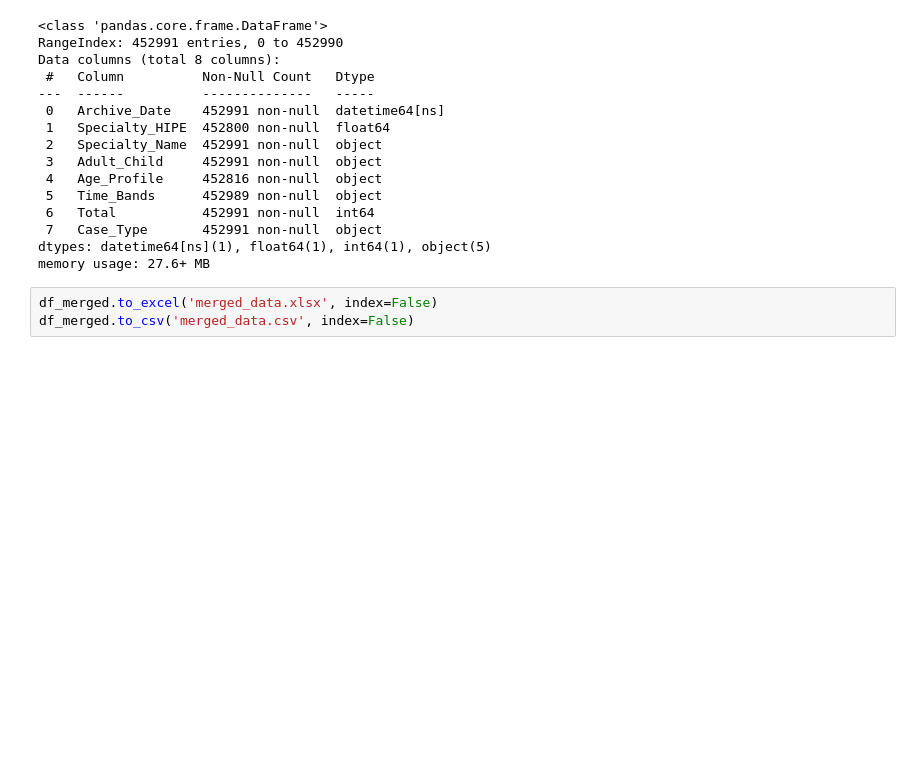
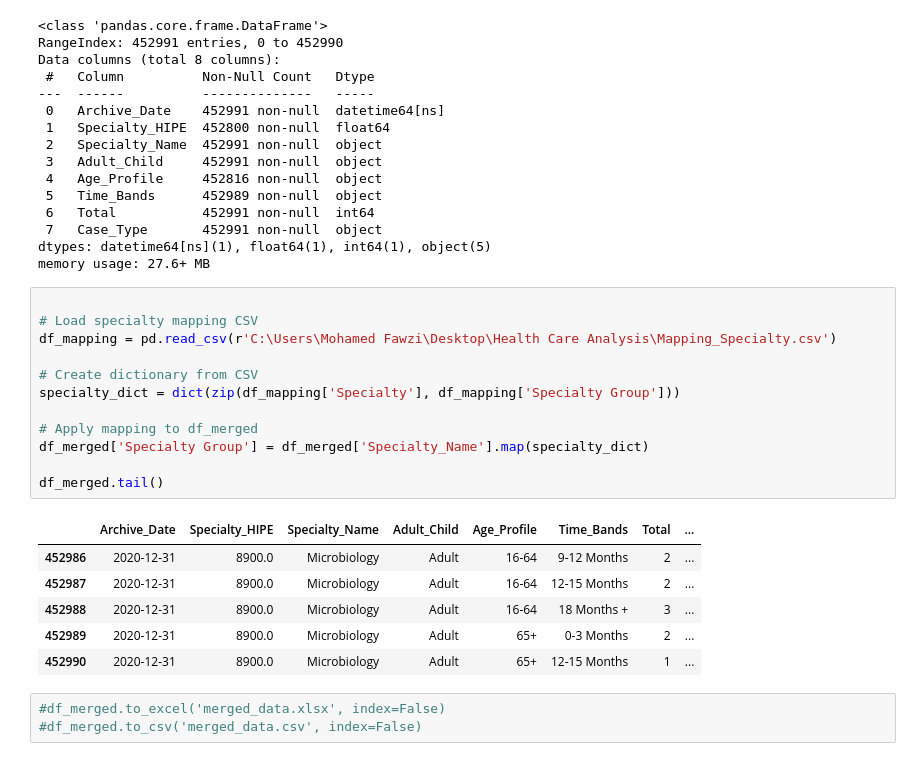
Before and after one commit to modyreturn/Health_Care_Analysis, a Jupyter notebook: Preparing_Data.ipynb, the cells around one changed output. Drawn from its saved outputs; the diff is of its cells as text; blank space fills up the shorter version.

Commit message:
HealthCare_Analysis

```diff
--- a/Preparing_Data.ipynb
+++ b/Preparing_Data.ipynb
@@ -138,6 +138,25 @@ Data columns (total 8 columns):
  7   Case_Type       452991 non-null  object
 dtypes: datetime64[ns](1), float64(1), int64(1), object(5)
 memory usage: 27.6+ MB
+# %%
+
+# Load specialty mapping CSV
+df_mapping = pd.read_csv(r'C:\Users\Mohamed Fawzi\Desktop\Health Care Analysis\Mapping_Specialty.csv')
+
+# Create dictionary from CSV
+specialty_dict = dict(zip(df_mapping['Specialty'], df_mapping['Specialty Group']))
+
+# Apply mapping to df_merged
+df_merged['Specialty Group'] = df_merged['Specialty_Name'].map(specialty_dict)
+
+df_merged.tail()
+# %% [output]
+|  | Archive_Date | Specialty_HIPE | Specialty_Name | Adult_Child | Age_Profile | Time_Bands | Total | ... |
+| 452986 | 2020-12-31 | 8900.0 | Microbiology | Adult | 16-64 | 9-12 Months | 2 | ... |
+| 452987 | 2020-12-31 | 8900.0 | Microbiology | Adult | 16-64 | 12-15 Months | 2 | ... |
+| 452988 | 2020-12-31 | 8900.0 | Microbiology | Adult | 16-64 | 18 Months + | 3 | ... |
+| 452989 | 2020-12-31 | 8900.0 | Microbiology | Adult | 65+ | 0-3 Months | 2 | ... |
+| 452990 | 2020-12-31 | 8900.0 | Microbiology | Adult | 65+ | 12-15 Months | 1 | ... |
 # %%
-df_merged.to_excel('merged_data.xlsx', index=False)
-df_merged.to_csv('merged_data.csv', index=False)
+#df_merged.to_excel('merged_data.xlsx', index=False)
+#df_merged.to_csv('merged_data.csv', index=False)
```
Also changed, not shown: 3 other files.
